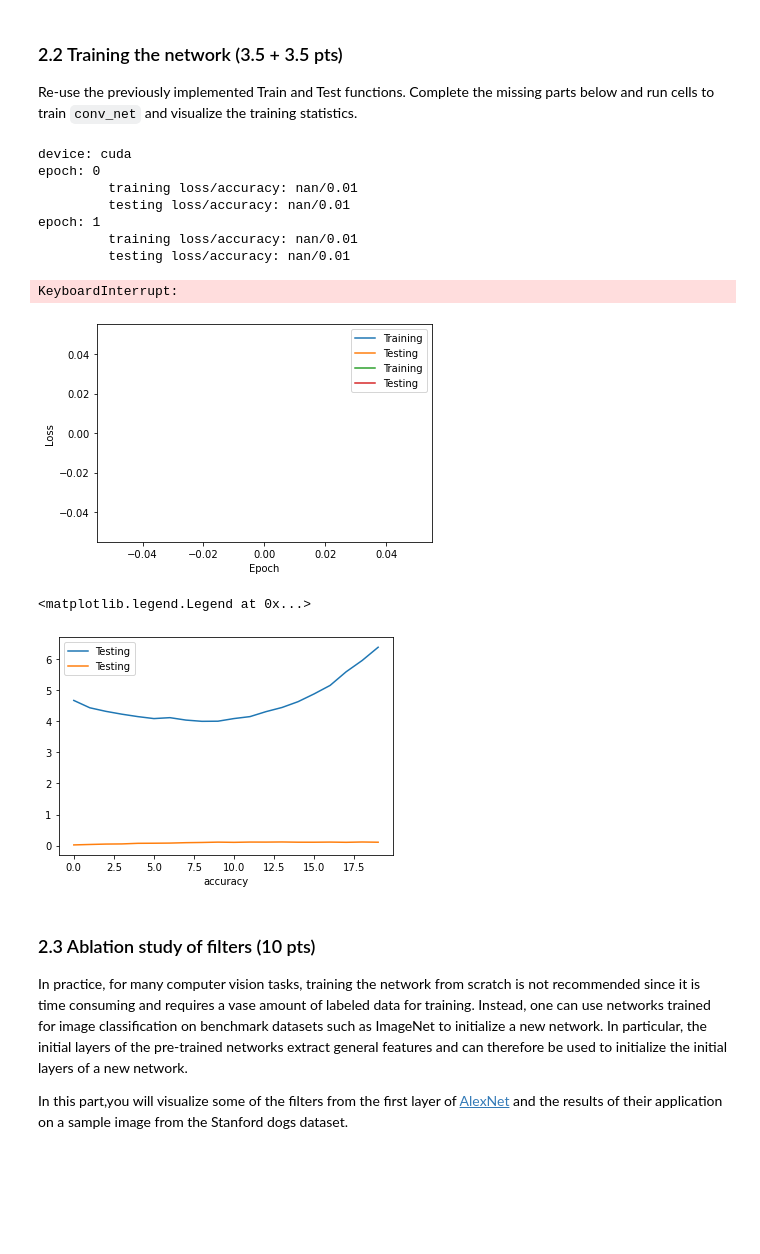
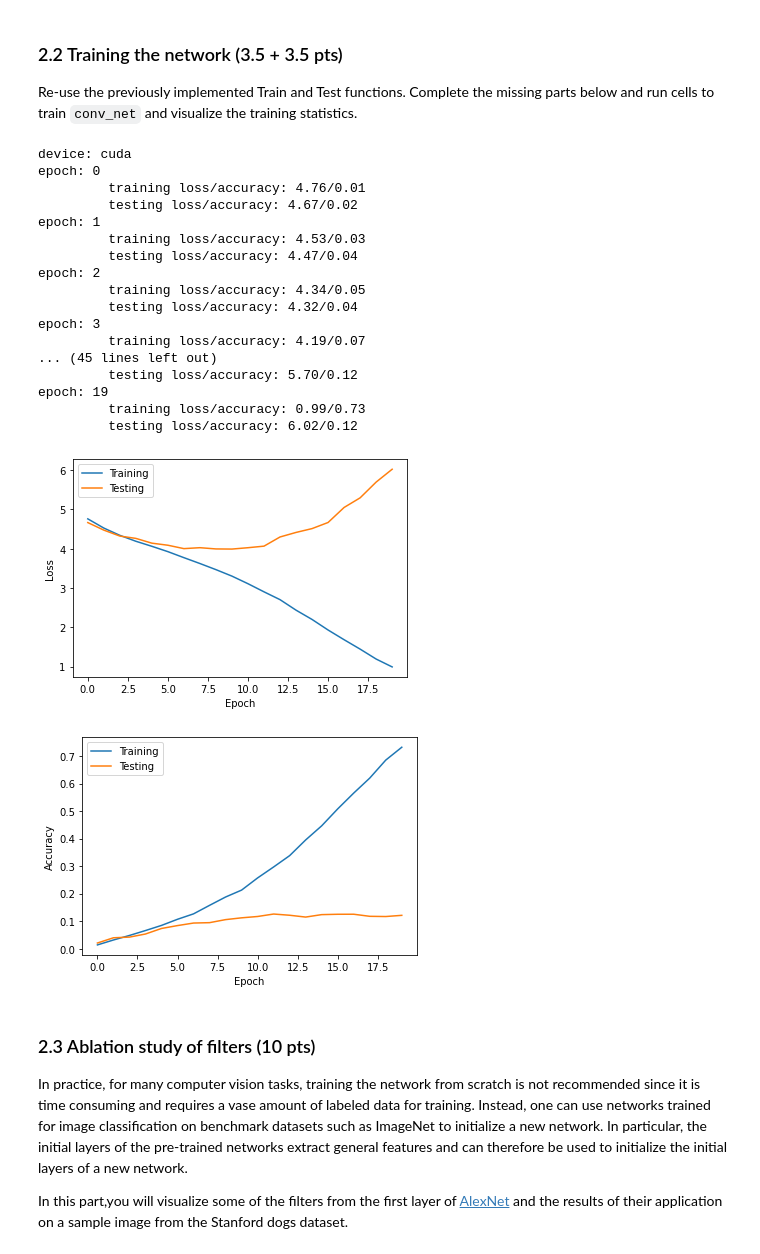
Before and after one commit to armandorusso/Image-Classification-and-Neural-Networks, a Jupyter notebook: project_skeleton.ipynb, the cells around one changed output. Saved outputs shown, nothing was run; the diff lists cells and outputs as text; code cells hidden in the pictures; blank space fills up the shorter version.

```diff
--- a/project_skeleton.ipynb
+++ b/project_skeleton.ipynb
@@ -400,7 +373,6 @@ param_list = []
 for key, value in model.params:
     param_list.append(model.params[key + value])
 
-# print(model.params)
 optimizer = torch.optim.Adam(param_list, lr=learning_rate)
 
 train_loss_tracker = []
@@ -412,7 +384,7 @@ train_loss_plot = []
 train_accuracy_plot = []
 
 for epoch in range(epochs):
-    print(f'Epoch: {epoch + 1}')
+    print(f'Epoch: {epoch}')
     train_loss,train_accuracy = Train(model,optimizer,kmnist_train_loader,device)
     test_loss , test_accuracy = Test(model,kmnist_test_loader,device)
     train_loss_tracker.extend(train_loss)
@@ -421,9 +393,7 @@ for epoch in range(epochs):
     test_accuracy_tracker.append(test_accuracy)
     print('\t training loss/accuracy: {0:.2f}/{1:.2f}'.format(sum(train_loss)/len(train_loss), sum(train_accuracy)/len((train_accuracy))))
     print('\t testing loss/accuracy: {0:.2f}/{1:.2f}'.format(test_loss, test_accuracy))
-    train_loss_plot.append(sum(train_loss)/len((train_loss))
-    train_accuracy_plot.append(sum(train_accuracy)/len((train_accuracy))
-    plt.plot(train_accuracy_tracker, epoch, label='Training')
-    plt.plot(test_accuracy_tracker, epoch, label='Testing')
+    train_loss_plot.append(sum(train_loss)/len((train_loss)))
+    train_accuracy_plot.append(sum(train_accuracy)/len((train_accuracy)))
 # %% [output]
 device: cuda
@@ -649,6 +626,8 @@ train_accuracy_tracker = []
 
 test_loss_tracker = []
 test_accuracy_tracker = []
+train_loss_plot = []
+train_accuracy_plot = []
 
 for epoch in range(epochs):
     train_loss,train_accuracy = Train(model,optimizer,train_dl,device)
@@ -660,34 +639,45 @@ for epoch in range(epochs):
     print(f'epoch: {epoch}')
     print('\t training loss/accuracy: {0:.2f}/{1:.2f}'.format(sum(train_loss)/len(train_loss), sum(train_accuracy)/len((train_accuracy))))
     print('\t testing loss/accuracy: {0:.2f}/{1:.2f}'.format(test_loss, test_accuracy))
-    plt.plot(sum(train_loss)/len(train_loss), label='Training')
-    plt.plot(test_loss_tracker, label='Testing')
-    plt.xlabel("Epoch")
-    plt.ylabel("Loss")
-    plt.legend()
+    train_loss_plot.append(sum(train_loss)/len((train_loss)))
+    train_accuracy_plot.append(sum(train_accuracy)/len((train_accuracy)))
 # %% [output]
 device: cuda
 epoch: 0
-         training loss/accuracy: nan/0.01
-         testing loss/accuracy: nan/0.01
+         training loss/accuracy: 4.76/0.01
+         testing loss/accuracy: 4.67/0.02
 epoch: 1
-         training loss/accuracy: nan/0.01
-         testing loss/accuracy: nan/0.01
+         training loss/accuracy: 4.53/0.03
+         testing loss/accuracy: 4.47/0.04
+epoch: 2
+         training loss/accuracy: 4.34/0.05
+         testing loss/accuracy: 4.32/0.04
+epoch: 3
+         training loss/accuracy: 4.19/0.07
+... (45 lines left out)
+         testing loss/accuracy: 5.70/0.12
+epoch: 19
+         training loss/accuracy: 0.99/0.73
+         testing loss/accuracy: 6.02/0.12
-KeyboardInterrupt:
-[figure, removed]
 # %%
 ### TODO: visualize train_loss and train_accuracy
 ### TODO: visualize test_loss and test_accuracy
+plt.plot(train_loss_plot, label='Training')
 plt.plot(test_loss_tracker, label='Testing')
-plt.xlabel("Loss")
+plt.xlabel("Epoch")
+plt.ylabel("Loss")
 plt.legend()
+plt.show()
 
+plt.plot(train_accuracy_plot, label='Training')
 plt.plot(test_accuracy_tracker, label='Testing')
-plt.xlabel("accuracy")
+plt.xlabel("Epoch")
+plt.ylabel("Accuracy")
 plt.legend()
+plt.show()
 # %% [output]
-<matplotlib.legend.Legend at 0x...>
-[figure, old version]
+[figure, new version]
+[figure, added]
 # %% [markdown]
 ### 2.3 Ablation study of filters (10 pts)
 In practice, for many computer vision tasks, training the network from scratch is not recommended since it is time consuming and requires a vase amount of labeled data for training. Instead, one can use networks trained for image classification on benchmark datasets such as ImageNet to initialize a new network. In particular, the initial layers of the pre-trained networks extract general features and can therefore be used to initialize the initial layers of a new network.
```
Also changed, not shown: parts of 13 cells of this notebook, 1 other file.
